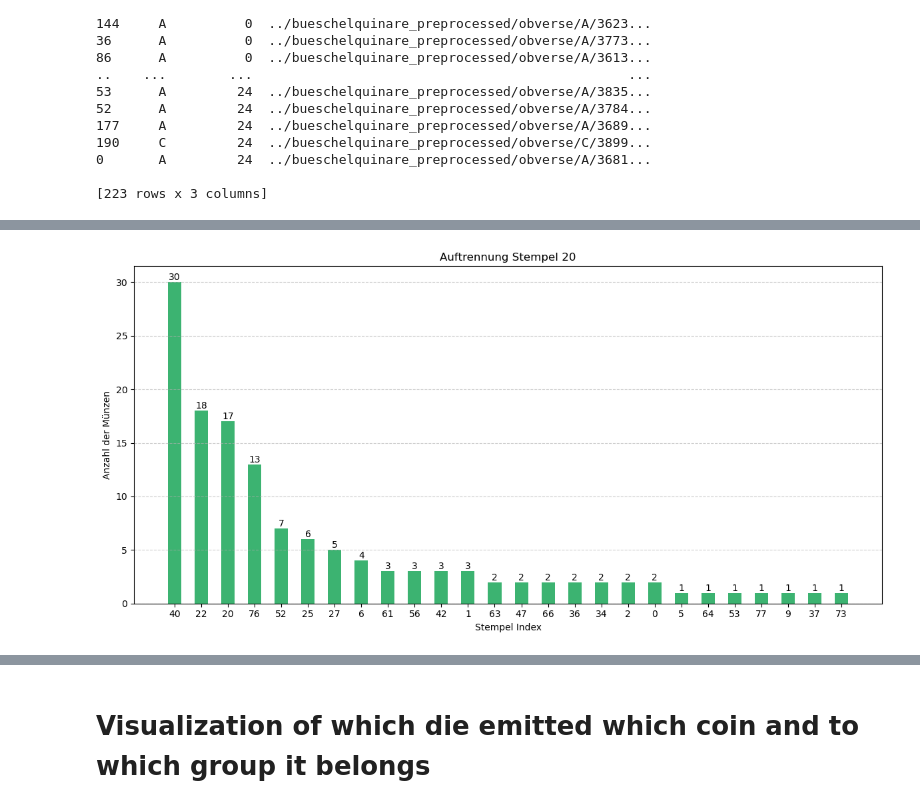
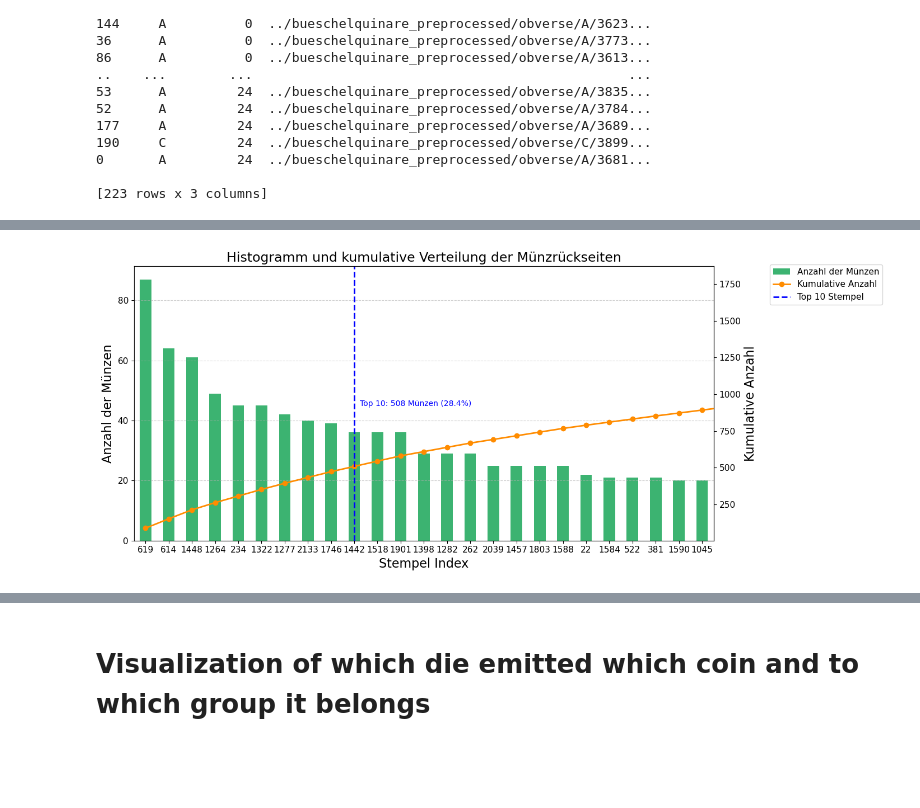
Before and after one commit to alexander-schl/data_challenges, a Jupyter notebook: true_hdp_hsmm.ipynb, the cells around one changed output, grey strips where cells are left out. Cells and saved outputs as stored; diff of their text form; code cells hidden in the pictures; blank space fills up the shorter version.

Commit message:
added Plots

```diff
--- a/true_hdp_hsmm.ipynb
+++ b/true_hdp_hsmm.ipynb
@@ -478,8 +517,8 @@ Saved coin-to-die assignments to: Numbers_assignment.csv
 # %%
 from collections import Counter
-#path = "coin_die_assignments_reverse_die20.csv"
-#df = pd.read_csv(coin_to_die)
-#coin_to_die = df
+path = "coin_to_die_reverse_2200Dies.csv"
+df = pd.read_csv(path)
+coin_to_die = df
 # Count how often each die is used
 if isinstance(coin_to_die, list):
     die_counts = Counter(entry["die_index"] for entry in coin_to_die)
@@ -505,28 +544,51 @@ Die 3: 144 coins
 # %%
 import matplotlib.pyplot as plt
-
-sorted_dice = die_counts.most_common()  # Returns list of (die_index, count)
+import numpy as np
+# Assume these are already defined
+# Assume these are already defined
+sorted_dice = die_counts.most_common()
 dice_labels, counts = zip(*sorted_dice)
 
 x_positions = [i * 2 - 1 for i in range(1, len(dice_labels) + 1)]
-number = int(path.split("_")[4].split(".")[0][3:])
+cumulative_counts = np.cumsum(counts)
+total_count = sum(counts)
+
+# First 10 dies
+first_10_coin_count = sum(counts[:10])
+threshold_index = 9  # 10th die (index 9)
+threshold_x = x_positions[threshold_index]
+threshold_y = cumulative_counts[threshold_index]
+percentage = 100 * first_10_coin_count / total_count
 
 # Plot
-plt.figure(figsize=(12, 6))
+fig, ax1 = plt.subplots(figsize=(12, 6))
+
+# Bar plot
 bar_width = 1.0
-bars = plt.bar(x_positions, counts, width=bar_width, color='mediumseagreen')
+bars = ax1.bar(x_positions, counts, width=bar_width, color='mediumseagreen', label='Anzahl der Münzen')
+ax1.set_xlabel("Stempel Index")
+ax1.set_ylabel("Anzahl der Münzen")
+# Set x-axis ticks and labels
+ax1.set_xticks(x_positions)
+ax1.set_xticklabels(dice_labels)
+ax1.set_xlim(0, 50 * bar_width)
+ax1.grid(axis='y', linestyle='--', alpha=0.6)
 
-for bar in bars:
-    height = bar.get_height()
-    plt.text(bar.get_x() + bar.get_width() / 2, height, str(height), ha='center', va='bottom')
+# Secondary axis for cumulative
+ax2 = ax1.twinx()
+ax2.plot(x_positions, cumulative_counts, color='darkorange', marker='o', label='Kumulative Anzahl', linewidth=2)
+ax2.set_ylabel("Kumulative Anzahl")
 
-# Set custom ticks at bar centers
-plt.xticks(x_positions, dice_labels)
-plt.xlabel("Stempel Index")
-plt.ylabel("Anzahl der Münzen")
-plt.title(f"Auftrennung Stempel {number}")
-plt.grid(axis='y', linestyle='--', alpha=0.6)
+# Add vertical line after first 10 dies
+ax2.axvline(x=threshold_x, color='blue', linestyle='--', linewidth=2, label='Top 10 Stempel')
+ax2.text(threshold_x + 0.5, threshold_y + 400 , f'Top 10: {first_10_coin_count} Münzen ({percentage:.1f}%)',
+         color='blue', va='bottom')
+
+# Legends
+fig.legend(bbox_to_anchor=(1, 0.95), loc='upper left')
+plt.title("Histogramm und kumulative Verteilung der Münzrückseiten")
 plt.tight_layout()
-plt.show()
+plt.savefig("HistogrammKumulativReverseDies2200.png")
+#plt.show()
 # %% [output]
-[figure, old version]
+[figure, new version]
```
Also changed, not shown: parts of 17 cells of this notebook.
